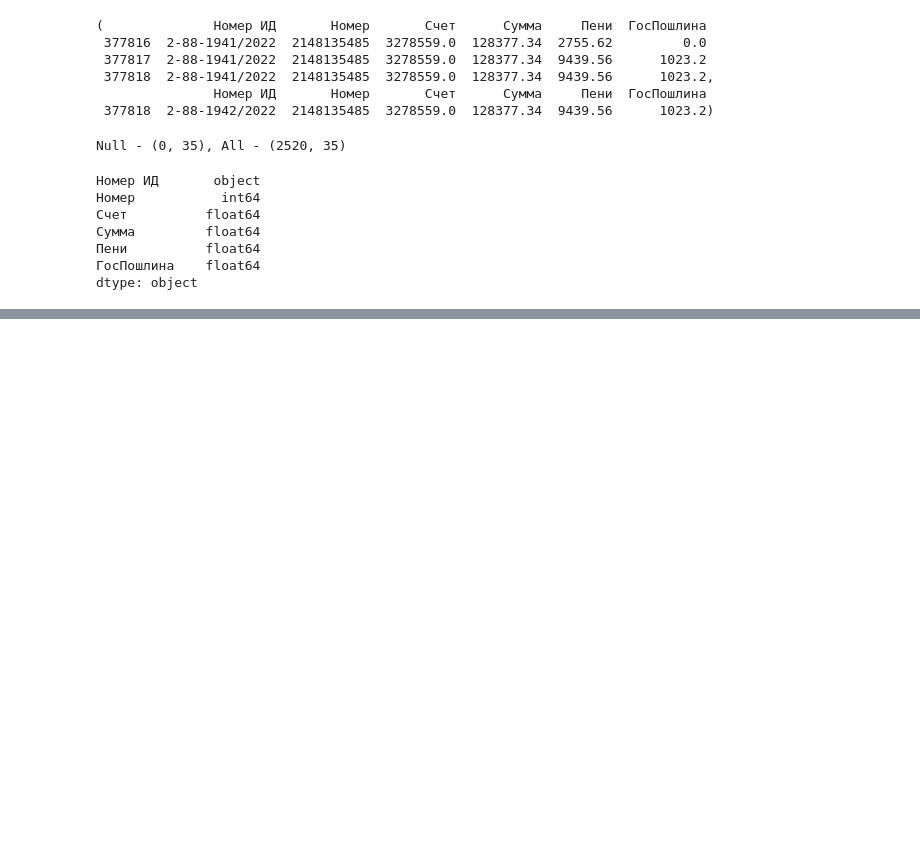
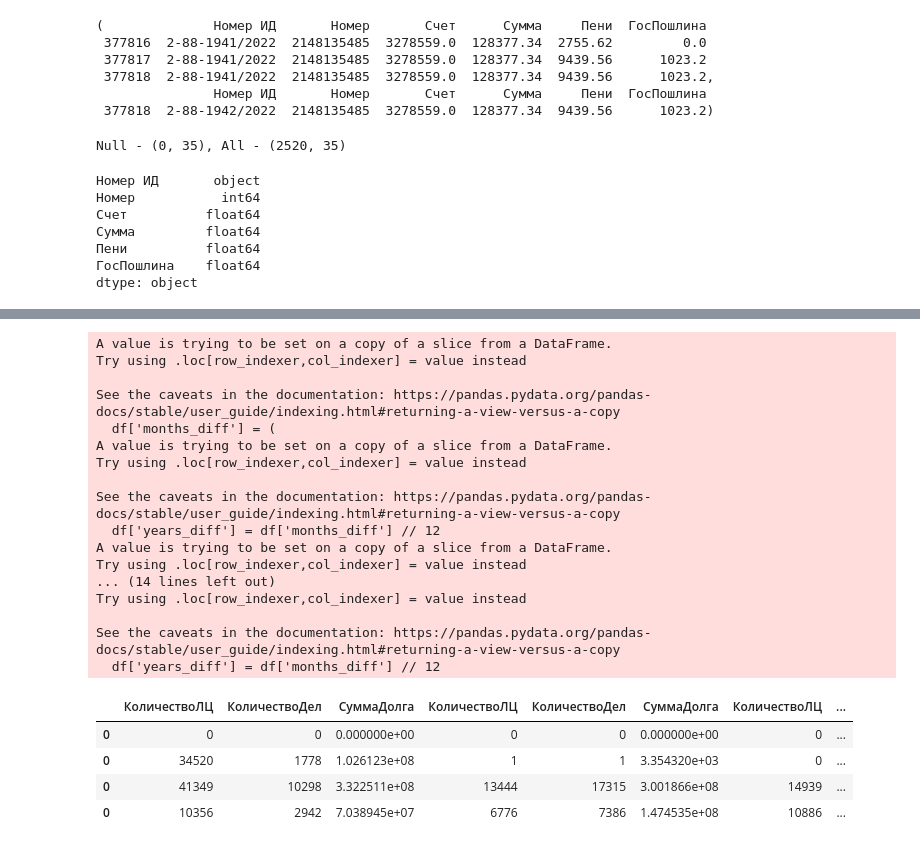
Before and after one commit to Neirohirurg/practice, a Jupyter notebook: src/test.ipynb, the cells around one changed output, grey strips where cells are left out. Cells and saved outputs as stored; diff of their text form; code cells hidden in the pictures; blank space fills up the shorter version.

Commit message:
update total

```diff
--- a/src/test.ipynb
+++ b/src/test.ipynb
@@ -52,0 +55,12 @@ dtype: object
+# %%
+fz = pd.read_csv("../data/документация/fz.csv")
+sv = pd.read_excel("../data/документация/Стадии взысканий.xlsx")
+
+fzcopy = fz.copy(deep=True)
+fzcopy = pd.merge(fzcopy, sv, how="left")
+
+
+fzcopy['Сумма'] = pd.to_numeric(fzcopy['Сумма'].replace(',', '.', regex=True).astype(float))
+fzcopy['ROW_ID_Взыскания'] = pd.to_numeric(fzcopy['ROW_ID_Взыскания'], errors='coerce').fillna(0).astype(int)
+fzcopy['НомерДела'] = pd.to_numeric(fzcopy['НомерДела'], errors='coerce').fillna(0).astype(int)
+fzcopy['Месяц долга'] = pd.to_datetime(fzcopy['Месяц долга'])
@@ -52,0 +167,55 @@ dtype: object
+# %%
+def Category(df):
+    sv = pd.read_excel("../data/документация/Стадии взысканий.xlsx")
+
+    dfcopy = df.copy(deep=True)
+    dfcopy = pd.merge(dfcopy, sv, how="left")
+
+
+    dfcopy['Сумма'] = pd.to_numeric(dfcopy['Сумма'].replace(',', '.', regex=True).astype(float))
+    dfcopy['ROW_ID_Взыскания'] = pd.to_numeric(dfcopy['ROW_ID_Взыскания'], errors='coerce').fillna(0).astype(int)
+    dfcopy['НомерДела'] = pd.to_numeric(dfcopy['НомерДела'], errors='coerce').fillna(0).astype(int)
+    dfcopy['Месяц долга'] = pd.to_datetime(dfcopy['Месяц долга'])
+
+    # Досудебная
+    dfDosud = dfcopy[(dfcopy["Общая стадия"] == "Досубедная от месяца") | dfcopy["Фаза"].isna() | dfcopy["Общая стадия"].isna()]
+
+    # Судебная
+    dfSud = dfcopy[dfcopy["Общая стадия"] == "Суд"]
+
+    # ФССП
+    dfFssp = dfcopy[(dfcopy["Общая стадия"] == "ФССП")]
+
+    total_df = pd.concat([Period(dfDosud), Period(dfSud), Period(dfFssp)], axis=1)
+
+    return total_df
+# %%
+df_ost = pd.read_csv("../data/документация/ost.csv")
+df_ces = pd.read_csv("../data/документация/ces.csv")
+df_mun = pd.read_csv("../data/документация/mun.csv")
+# %%
+# Остальные
+Category(df_ost)
+# %% [output]
+A value is trying to be set on a copy of a slice from a DataFrame.
+Try using .loc[row_indexer,col_indexer] = value instead
+
+See the caveats in the documentation: https://pandas.pydata.org/pandas-docs/stable/user_guide/indexing.html#returning-a-view-versus-a-copy
+  df['months_diff'] = (
+A value is trying to be set on a copy of a slice from a DataFrame.
+Try using .loc[row_indexer,col_indexer] = value instead
+
+See the caveats in the documentation: https://pandas.pydata.org/pandas-docs/stable/user_guide/indexing.html#returning-a-view-versus-a-copy
+  df['years_diff'] = df['months_diff'] // 12
+A value is trying to be set on a copy of a slice from a DataFrame.
+Try using .loc[row_indexer,col_indexer] = value instead
+... (14 lines left out)
+Try using .loc[row_indexer,col_indexer] = value instead
+
+See the caveats in the documentation: https://pandas.pydata.org/pandas-docs/stable/user_guide/indexing.html#returning-a-view-versus-a-copy
+  df['years_diff'] = df['months_diff'] // 12
+|  | КоличествоЛЦ | КоличествоДел | СуммаДолга | КоличествоЛЦ | КоличествоДел | СуммаДолга | КоличествоЛЦ | ... |
+| 0 | 0 | 0 | 0.000000e+00 | 0 | 0 | 0.000000e+00 | 0 | ... |
+| 0 | 34520 | 1778 | 1.026123e+08 | 1 | 1 | 3.354320e+03 | 0 | ... |
+| 0 | 41349 | 10298 | 3.322511e+08 | 13444 | 17315 | 3.001866e+08 | 14939 | ... |
+| 0 | 10356 | 2942 | 7.038945e+07 | 6776 | 7386 | 1.474535e+08 | 10886 | ... |
```
Also changed, not shown: parts of 23 cells of this notebook, 1 other file.
